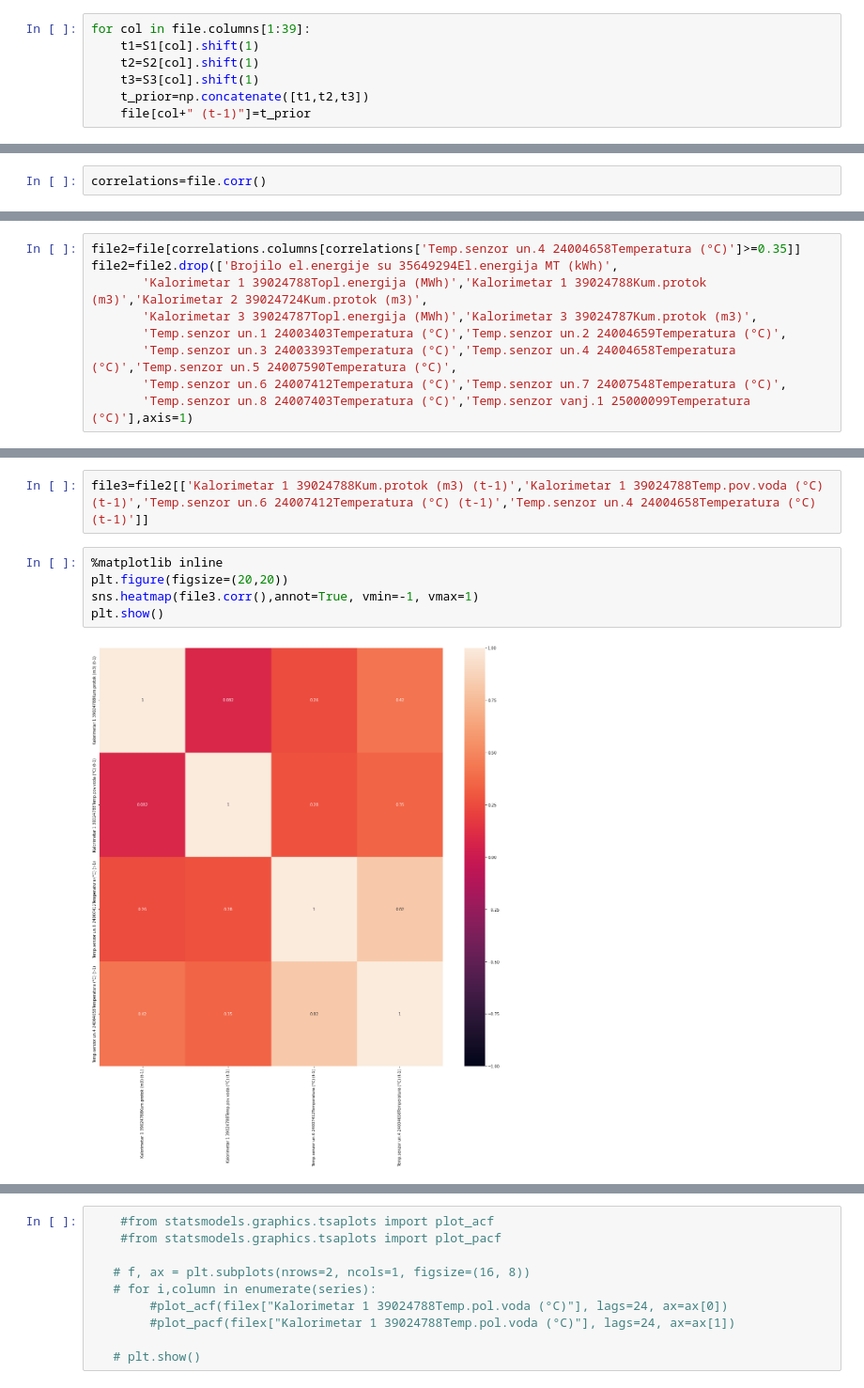
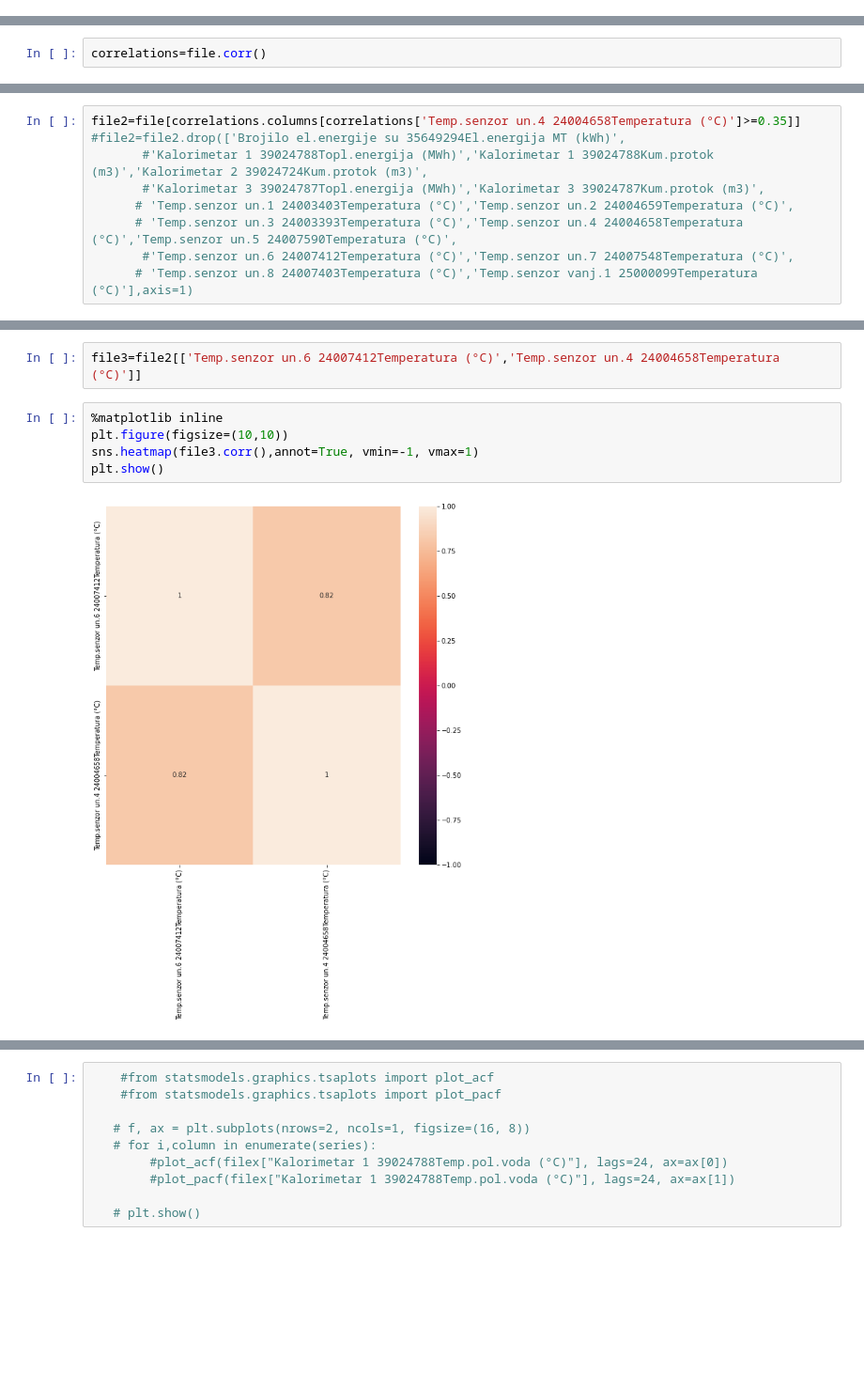
Before and after one commit to ehlimana/EMS, a Jupyter notebook: Creating features.ipynb, the cells around one changed output, grey strips where cells are left out. Shown: that part at 94% size. Drawn from its saved outputs; the diff is of its cells as text; blank space fills up the shorter version.

```diff
--- a/Creating features.ipynb
+++ b/Creating features.ipynb
@@ -250,7 +269,0 @@ pyplot.show()
-# %%
-for col in file.columns[1:39]:
-    t1=S1[col].shift(1)
-    t2=S2[col].shift(1)
-    t3=S3[col].shift(1)
-    t_prior=np.concatenate([t1,t2,t3])
-    file[col+" (t-1)"]=t_prior
@@ -286,13 +297,13 @@ Temp.senzor vanj.1 25000099Vlažnost (%) (t-1)                     NaN
 Name: Temp.senzor un.4 24004658Temperatura (°C), dtype: float64
 # %%
 file2=file[correlations.columns[correlations['Temp.senzor un.4 24004658Temperatura (°C)']>=0.35]]
-file2=file2.drop(['Brojilo el.energije su 35649294El.energija MT (kWh)',
-       'Kalorimetar 1 39024788Topl.energija (MWh)','Kalorimetar 1 39024788Kum.protok (m3)','Kalorimetar 2 39024724Kum.protok (m3)',
-       'Kalorimetar 3 39024787Topl.energija (MWh)','Kalorimetar 3 39024787Kum.protok (m3)',
-       'Temp.senzor un.1 24003403Temperatura (°C)','Temp.senzor un.2 24004659Temperatura (°C)',
-       'Temp.senzor un.3 24003393Temperatura (°C)','Temp.senzor un.4 24004658Temperatura (°C)','Temp.senzor un.5 24007590Temperatura (°C)',
-       'Temp.senzor un.6 24007412Temperatura (°C)','Temp.senzor un.7 24007548Temperatura (°C)',
-       'Temp.senzor un.8 24007403Temperatura (°C)','Temp.senzor vanj.1 25000099Temperatura (°C)'],axis=1)
+#file2=file2.drop(['Brojilo el.energije su 35649294El.energija MT (kWh)',
+       #'Kalorimetar 1 39024788Topl.energija (MWh)','Kalorimetar 1 39024788Kum.protok (m3)','Kalorimetar 2 39024724Kum.protok (m3)',
+       #'Kalorimetar 3 39024787Topl.energija (MWh)','Kalorimetar 3 39024787Kum.protok (m3)',
+      # 'Temp.senzor un.1 24003403Temperatura (°C)','Temp.senzor un.2 24004659Temperatura (°C)',
+      # 'Temp.senzor un.3 24003393Temperatura (°C)','Temp.senzor un.4 24004658Temperatura (°C)','Temp.senzor un.5 24007590Temperatura (°C)',
+       #'Temp.senzor un.6 24007412Temperatura (°C)','Temp.senzor un.7 24007548Temperatura (°C)',
+      # 'Temp.senzor un.8 24007403Temperatura (°C)','Temp.senzor vanj.1 25000099Temperatura (°C)'],axis=1)
 # %%
 file2.columns
 # %% [output]
@@ -325,9 +333,9 @@ plt.show()
 # %%
-file3=file2[['Kalorimetar 1 39024788Kum.protok (m3) (t-1)','Kalorimetar 1 39024788Temp.pov.voda (°C) (t-1)','Temp.senzor un.6 24007412Temperatura (°C) (t-1)','Temp.senzor un.4 24004658Temperatura (°C) (t-1)']]
+file3=file2[['Temp.senzor un.6 24007412Temperatura (°C)','Temp.senzor un.4 24004658Temperatura (°C)']]
 # %%
 %matplotlib inline
-plt.figure(figsize=(20,20))
+plt.figure(figsize=(10,10))
 sns.heatmap(file3.corr(),annot=True, vmin=-1, vmax=1)
 plt.show()
 # %% [output]
-[figure, old version]
+[figure, new version]
```
Also changed, not shown: parts of 23 cells of this notebook, 2 other files.
